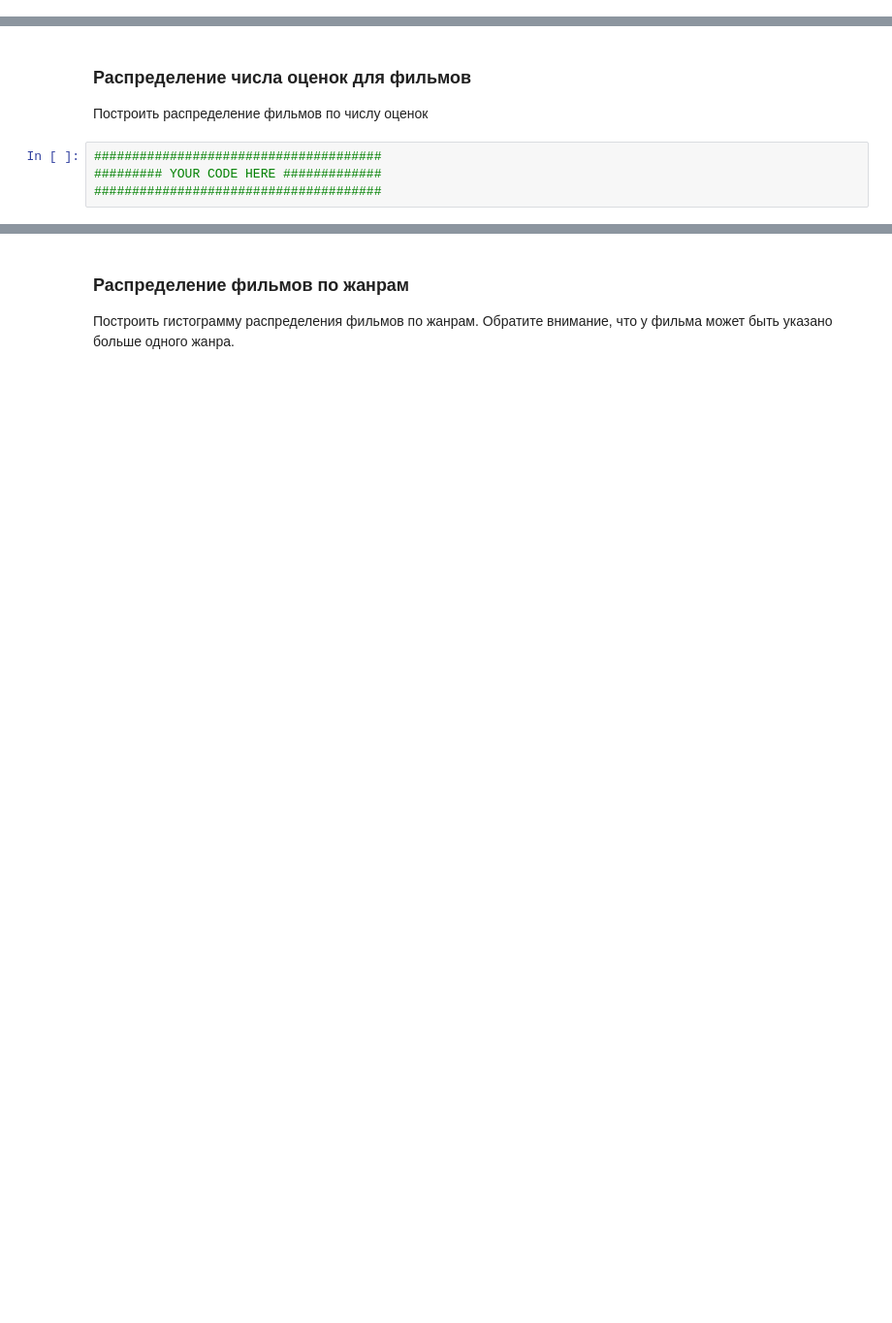
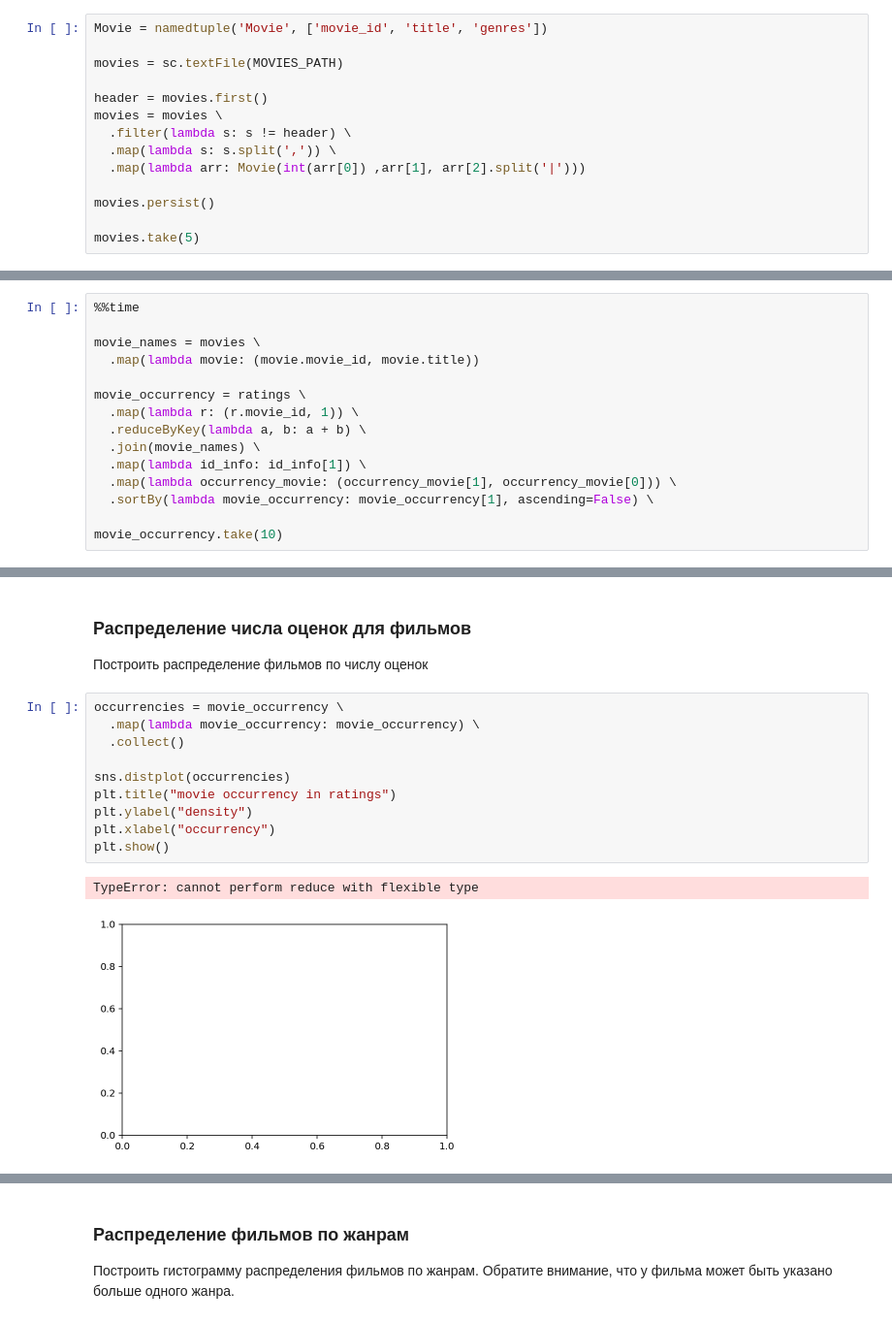
Before and after one commit to ishugaepov/MLBD, a Jupyter notebook: apache_spark/notebooks/spark_examples.ipynb, the cells around one changed output, grey strips where cells are left out. Shown at 97% size. Saved outputs shown, nothing was run; the diff lists cells and outputs as text; blank space fills up the shorter version.

```diff
--- a/apache_spark/notebooks/spark_examples.ipynb
+++ b/apache_spark/notebooks/spark_examples.ipynb
@@ -259,0 +259,14 @@ plt.show()
+# %%
+Movie = namedtuple('Movie', ['movie_id', 'title', 'genres'])
+
+movies = sc.textFile(MOVIES_PATH)
+
+header = movies.first()
+movies = movies \
+  .filter(lambda s: s != header) \
+  .map(lambda s: s.split(',')) \
+  .map(lambda arr: Movie(int(arr[0]) ,arr[1], arr[2].split('|')))
+
+movies.persist()
+
+movies.take(5)
@@ -267,0 +302,15 @@ plt.show()
+# %%
+%%time
+
+movie_names = movies \
+  .map(lambda movie: (movie.movie_id, movie.title))
+
+movie_occurrency = ratings \
+  .map(lambda r: (r.movie_id, 1)) \
+  .reduceByKey(lambda a, b: a + b) \
+  .join(movie_names) \
+  .map(lambda id_info: id_info[1]) \
+  .map(lambda occurrency_movie: (occurrency_movie[1], occurrency_movie[0])) \
+  .sortBy(lambda movie_occurrency: movie_occurrency[1], ascending=False) \
+
+movie_occurrency.take(10)
@@ -285,7 +373,16 @@ plt.show()
 ### Распределение числа оценок для фильмов
 
 Построить распределение фильмов по числу оценок
-# %%
-######################################
-######### YOUR CODE HERE #############
-######################################
+# %%
+occurrencies = movie_occurrency \
+  .map(lambda movie_occurrency: movie_occurrency) \
+  .collect()
+
+sns.distplot(occurrencies)
+plt.title("movie occurrency in ratings")
+plt.ylabel("density")
+plt.xlabel("occurrency")
+plt.show()
+# %% [output]
+TypeError: cannot perform reduce with flexible type
+[figure, added]
```
Also changed, not shown: parts of 21 cells of this notebook, 1 other file.
